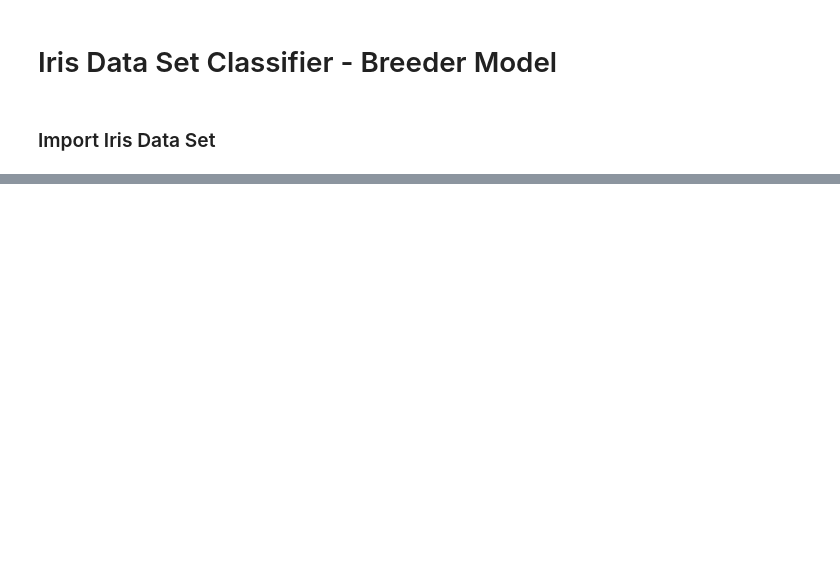
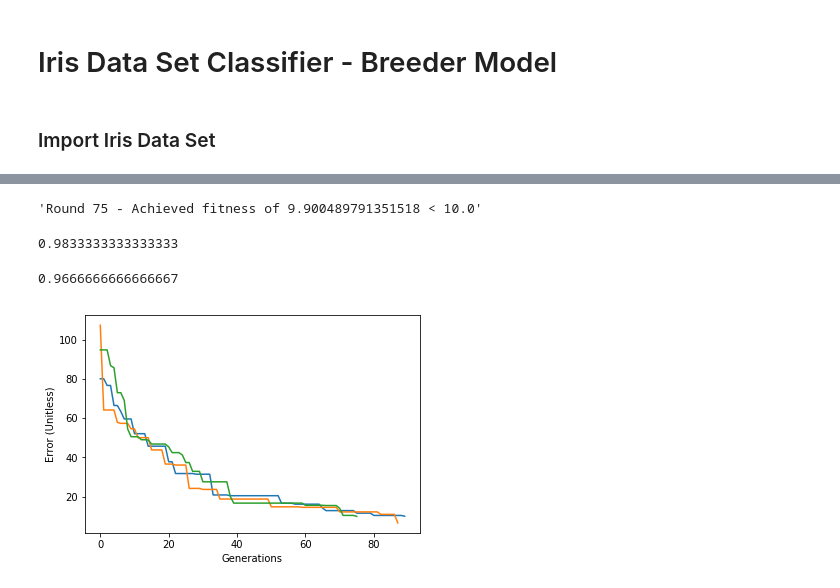
Before and after one commit to MattAlanWright/PyGP, a Jupyter notebook: Iris Data Set Breeder.ipynb, the cells around one changed output, grey strips where cells are left out. Drawn from its saved outputs; the diff is of its cells as text; code cells hidden in the pictures; blank space fills up the shorter version.

```diff
--- a/Iris Data Set Breeder.ipynb
+++ b/Iris Data Set Breeder.ipynb
@@ -37,0 +91,46 @@ p.accuracy(train_X, train_y)
+# %%
+programs_70       = []
+history_70        = []
+best_accuracy_70  = 0.0
+best_performer_70 = None
+for i in range(3):
+    p, h = gp.breederSelection(population_size     = 200,
+                               template_program    = template_program,
+                               halting_fitness     = 10.0,
+                               max_num_generations = 200,
+                               gap_percent         = 0.7,
+                               X                   = train_X,
+                               y                   = train_y,
+                               display_fun         = breederDisplayCallback)
+
+    train_acc = p.accuracy(train_X, train_y)
+    test_acc  = p.accuracy(test_X, test_y)
+
+    h['train_acc'] = train_acc
+    h['test_acc']  = test_acc
+
+    programs_70.append(p)
+    history_70.append(h)
+
+    if train_acc > best_accuracy_70 or best_performer_70 == None:
+        best_accuracy_70  = train_acc
+        best_performer_70 = i
+# %% [output]
+'Round 75 - Achieved fitness of 9.900489791351518 < 10.0'
+# %%
+history_70[best_performer_70]['train_acc']
+# %% [output]
+0.9833333333333333
+# %%
+history_70[best_performer_70]['test_acc']
+# %% [output]
+0.9666666666666667
+# %%
+for i in range(3):
+    error = history_70[i]['error']
+    plt.plot(error)
+plt.xlabel("Generations")
+plt.ylabel("Error (Unitless)")
+plt.show()
+# %% [output]
+[figure, added]
```
Also changed, not shown: parts of 13 cells of this notebook.
